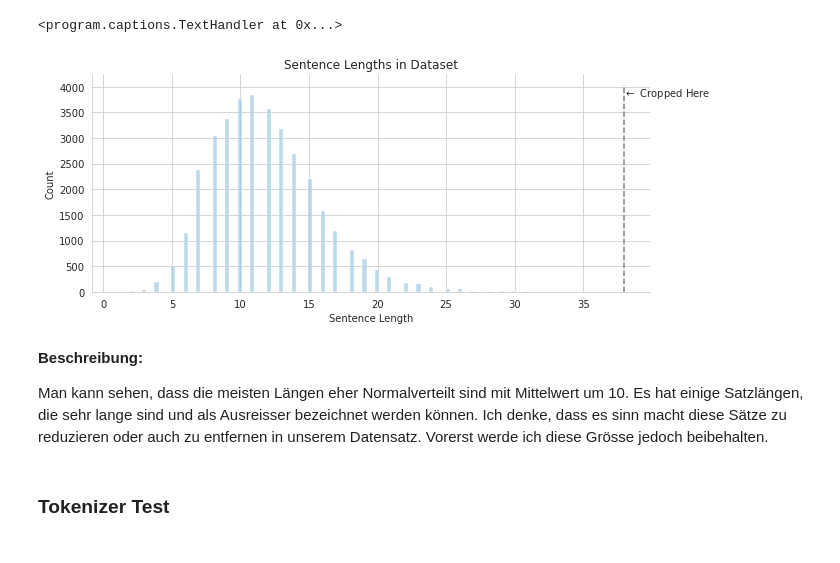
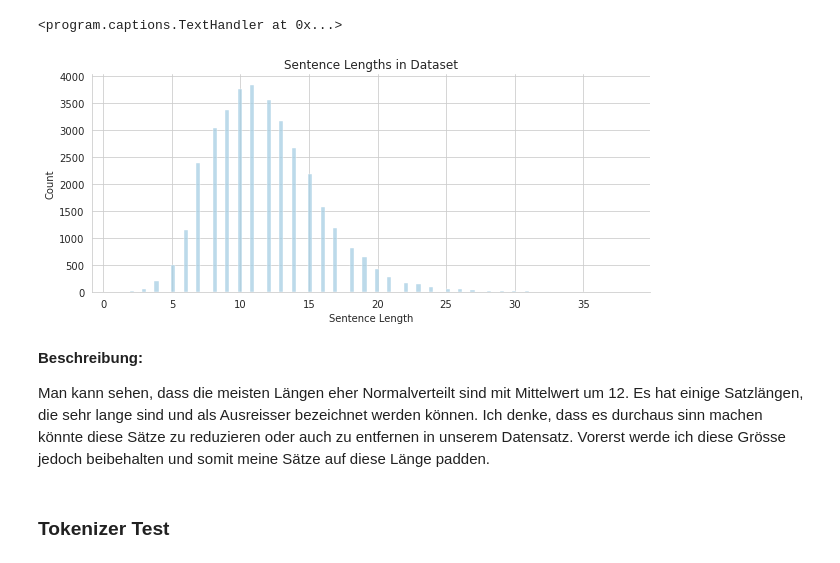
Before and after one commit to SimonStaehli/pytorch-image-captioning, a Jupyter notebook: image-captioniong-flickr8k-pytorch.ipynb, the cells around one changed output. Drawn from its saved outputs; the diff is of its cells as text; code cells hidden in the pictures.

```diff
--- a/image-captioniong-flickr8k-pytorch.ipynb
+++ b/image-captioniong-flickr8k-pytorch.ipynb
@@ -210,20 +212,17 @@ if save_as_pickle:
 # %%
 fig = plt.subplots(figsize=(10, 4))
 p = sns.histplot(processor.sentence_lengths)
-plt.vlines(x=processor.longest_word, ymin=p.axis()[-2], ymax=p.axis()[-1],
-           color='grey', linestyles='--')
-plt.text(x=processor.longest_word, y=p.axis()[-1]*.90, s=r'$\leftarrow$ Cropped Here')
 p.set_title('Sentence Lengths in Dataset')
 p.set_xlabel('Sentence Length')
 sns.despine()
 plt.show()
 # %% [output]
-[figure, old version]
+[figure, new version]
 # %% [markdown]
 **Beschreibung:**
 
-Man kann sehen, dass die meisten Längen eher Normalverteilt sind mit Mittelwert um 10. Es hat einige Satzlängen, die sehr lange sind und als Ausreisser bezeichnet werden können.
-Ich denke, dass es sinn macht diese Sätze zu reduzieren oder auch zu entfernen in unserem Datensatz. Vorerst werde ich diese Grösse jedoch beibehalten.
+Man kann sehen, dass die meisten Längen eher Normalverteilt sind mit Mittelwert um 12. Es hat einige Satzlängen, die sehr lange sind und als Ausreisser bezeichnet werden können.
+Ich denke, dass es durchaus sinn machen könnte diese Sätze zu reduzieren oder auch zu entfernen in unserem Datensatz. Vorerst werde ich diese Grösse jedoch beibehalten und somit meine Sätze auf diese Länge padden.
 # %% [markdown]
 ### Tokenizer Test
 # %%
```
Also changed, not shown: parts of 10 cells of this notebook, 1 other file.
